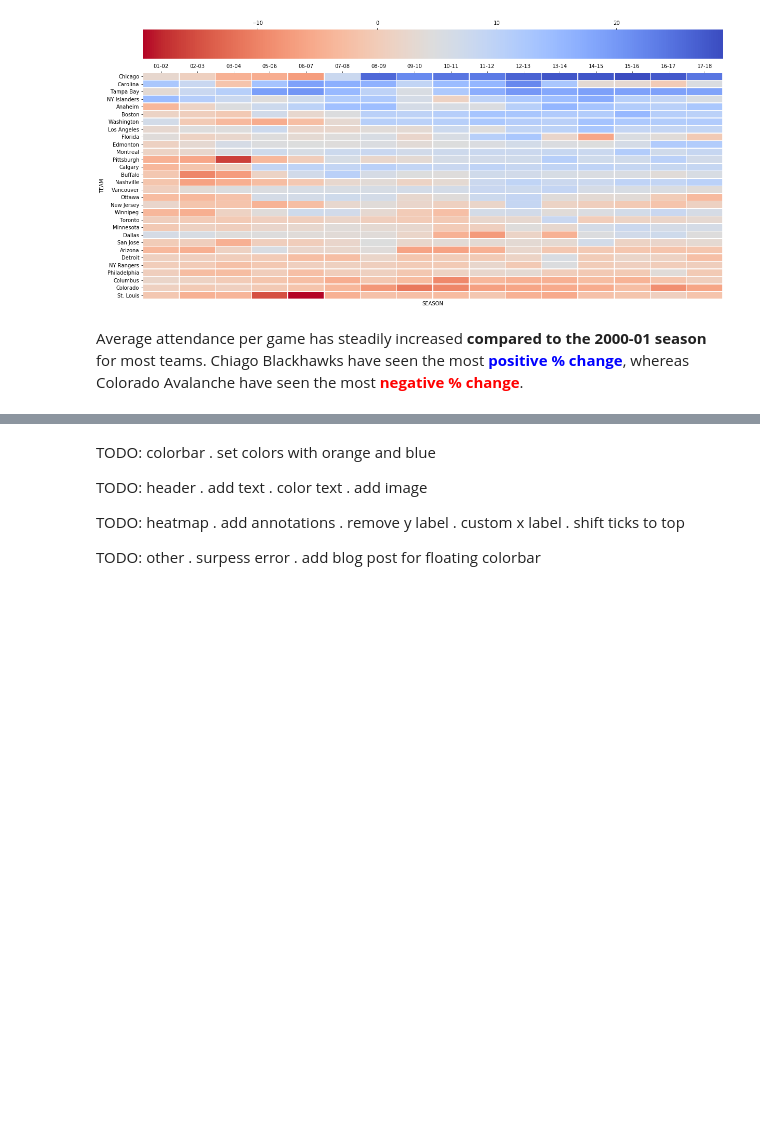
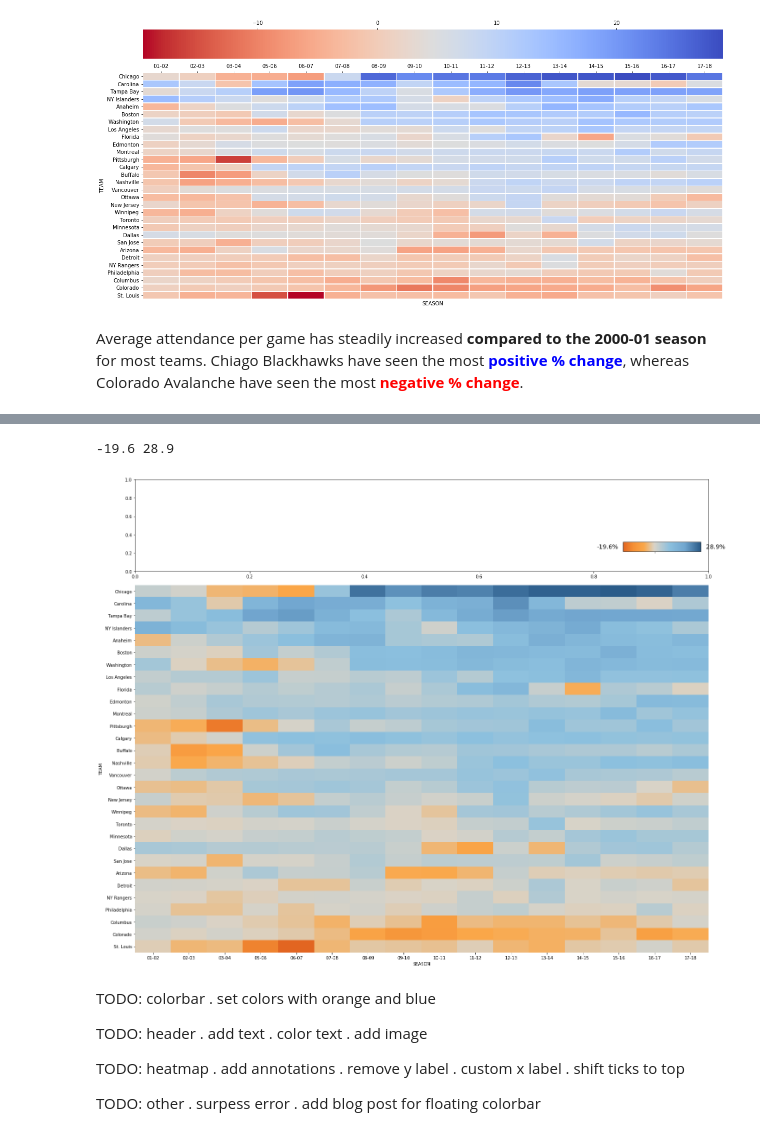
Before and after one commit to richhildebrand/makeover-monday-python, a Jupyter notebook: notebooks/2019 Week1 NHL Attendance/@idatadrew.ipynb, the cells around one changed output, grey strips where cells are left out. Cells and saved outputs as stored; diff of their text form; code cells hidden in the pictures; blank space fills up the shorter version.

Commit message:
using custom color map

```diff
--- a/notebooks/2019 Week1 NHL Attendance/@idatadrew.ipynb
+++ b/notebooks/2019 Week1 NHL Attendance/@idatadrew.ipynb
@@ -193,3 +178,31 @@ plt.show()
+# %%
+print(min_change, max_change)
+cmap = create_orange_blue_cmap(min_change, max_change)
+
+fig, (header_ax, heatmap_ax) = plt.subplots(nrows=2, figsize=(20,16), gridspec_kw={"height_ratios":[0.25, 1]})
+sns.heatmap(piviot_table, ax=heatmap_ax, cbar=False, cmap=cmap)
+
+#heatmap_ax.set_facecolor('xkcd:blue')
+#header_ax.set_facecolor('xkcd:salmon')
+
+colorbar_ax = fig.add_axes([0.85, .802, 0.125, 0.1]) # right, up
+colorbar_im = colorbar_ax.imshow(piviot_table, cmap=cmap, aspect=0.125)
+colorbar = fig.colorbar(colorbar_im, cax=colorbar_ax, orientation='horizontal', ticks=[0])
+colorbar.ax.set_xticklabels([''])
+colorbar_ax.annotate(str(min_change) + '%', xy=(1, 1), xytext=(-36, -5), fontsize=14)
+colorbar_ax.annotate(str(max_change) + '%', xy=(1, 1), xytext=(32, -5), fontsize=14)
+
+
+#colorbar_ax.set_facecolor('xkcd:blue')
+
+#axins = inset_axes(header_ax, width=1, height=1, loc='upper right')
+#im = header_ax.imshow([[0, 0], [1, 1]], cmap="coolwarm_r")
+#fig.colorbar(im, cax=axins, orientation="horizontal")
+plt.tight_layout()
+plt.show()
+# %% [output]
+-19.6 28.9
+[figure, added]
 # %% [markdown]
 TODO: colorbar
  . set colors with orange and blue
```
Also changed, not shown: parts of 4 cells of this notebook.
